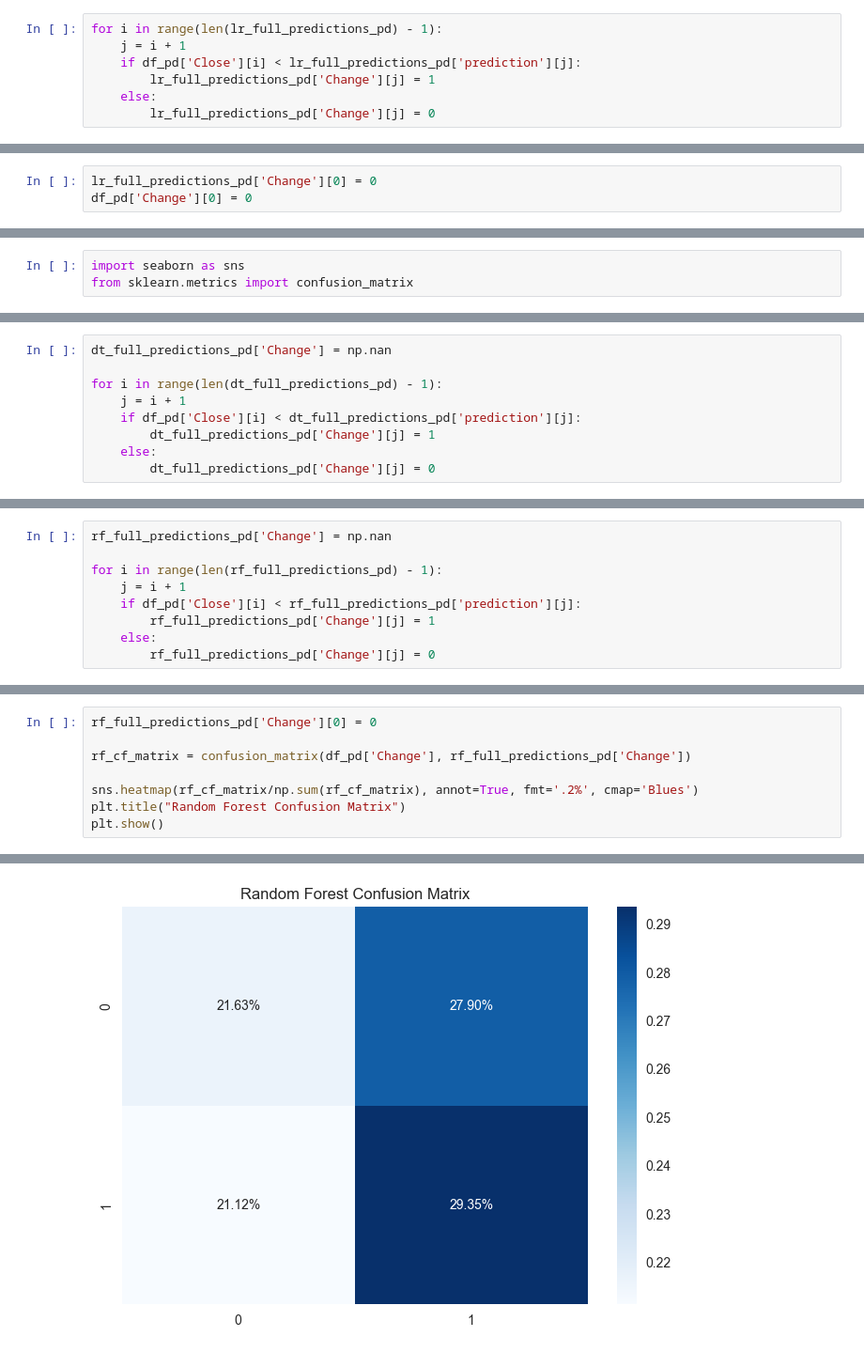
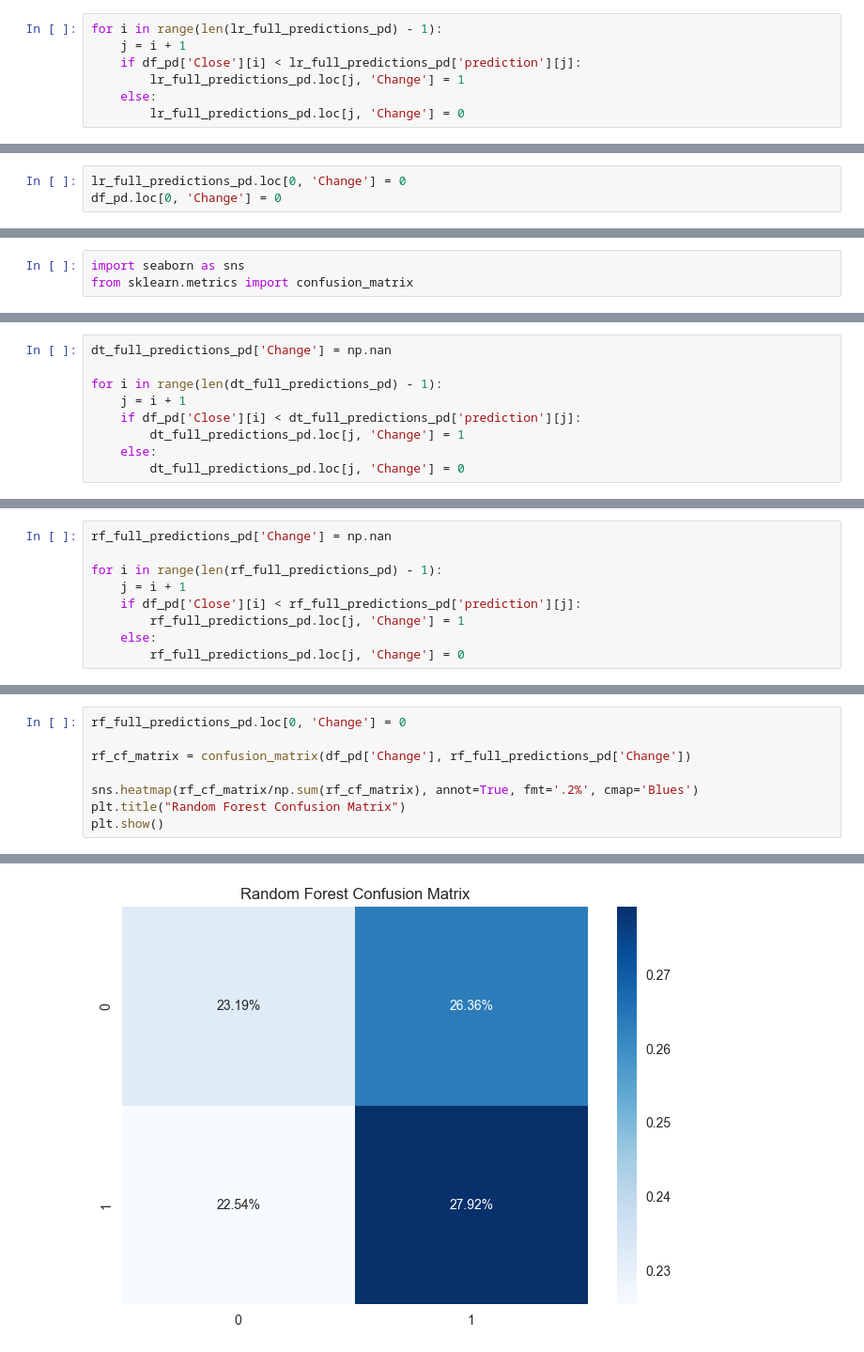
Before and after one commit to ameschmeems/stock_predictions, a Jupyter notebook: models.ipynb, the cells around one changed output, grey strips where cells are left out. Shown at 94% size. Drawn from its saved outputs; the diff is of its cells as text.

```diff
--- a/models.ipynb
+++ b/models.ipynb
@@ -188,6 +179,6 @@ lr_full_predictions_pd['Change'] = np.nan
 for i in range(len(lr_full_predictions_pd) - 1):
     j = i + 1
     if df_pd['Close'][i] < lr_full_predictions_pd['prediction'][j]:
-        lr_full_predictions_pd['Change'][j] = 1
+        lr_full_predictions_pd.loc[j, 'Change'] = 1
     else:
-        lr_full_predictions_pd['Change'][j] = 0
+        lr_full_predictions_pd.loc[j, 'Change'] = 0
@@ -203,3 +185,3 @@ See the caveats in the documentation: https://pandas.pydata.org/pandas-docs/stab
 # %%
-lr_full_predictions_pd['Change'][0] = 0
-df_pd['Change'][0] = 0
+lr_full_predictions_pd.loc[0, 'Change'] = 0
+df_pd.loc[0, 'Change'] = 0
@@ -229,6 +202,6 @@ dt_full_predictions_pd['Change'] = np.nan
 for i in range(len(dt_full_predictions_pd) - 1):
     j = i + 1
     if df_pd['Close'][i] < dt_full_predictions_pd['prediction'][j]:
-        dt_full_predictions_pd['Change'][j] = 1
+        dt_full_predictions_pd.loc[j, 'Change'] = 1
     else:
-        dt_full_predictions_pd['Change'][j] = 0
+        dt_full_predictions_pd.loc[j, 'Change'] = 0
@@ -261,6 +221,6 @@ rf_full_predictions_pd['Change'] = np.nan
 for i in range(len(rf_full_predictions_pd) - 1):
     j = i + 1
     if df_pd['Close'][i] < rf_full_predictions_pd['prediction'][j]:
-        rf_full_predictions_pd['Change'][j] = 1
+        rf_full_predictions_pd.loc[j, 'Change'] = 1
     else:
-        rf_full_predictions_pd['Change'][j] = 0
+        rf_full_predictions_pd.loc[j, 'Change'] = 0
@@ -276,5 +227,5 @@ See the caveats in the documentation: https://pandas.pydata.org/pandas-docs/stab
 # %%
-rf_full_predictions_pd['Change'][0] = 0
+rf_full_predictions_pd.loc[0, 'Change'] = 0
 
 rf_cf_matrix = confusion_matrix(df_pd['Change'], rf_full_predictions_pd['Change'])
 
@@ -289 +236 @@ See the caveats in the documentation: https://pandas.pydata.org/pandas-docs/stab
-[figure, old version]
+[figure, new version]
```
Also changed, not shown: parts of 21 cells of this notebook, 1 other file.
